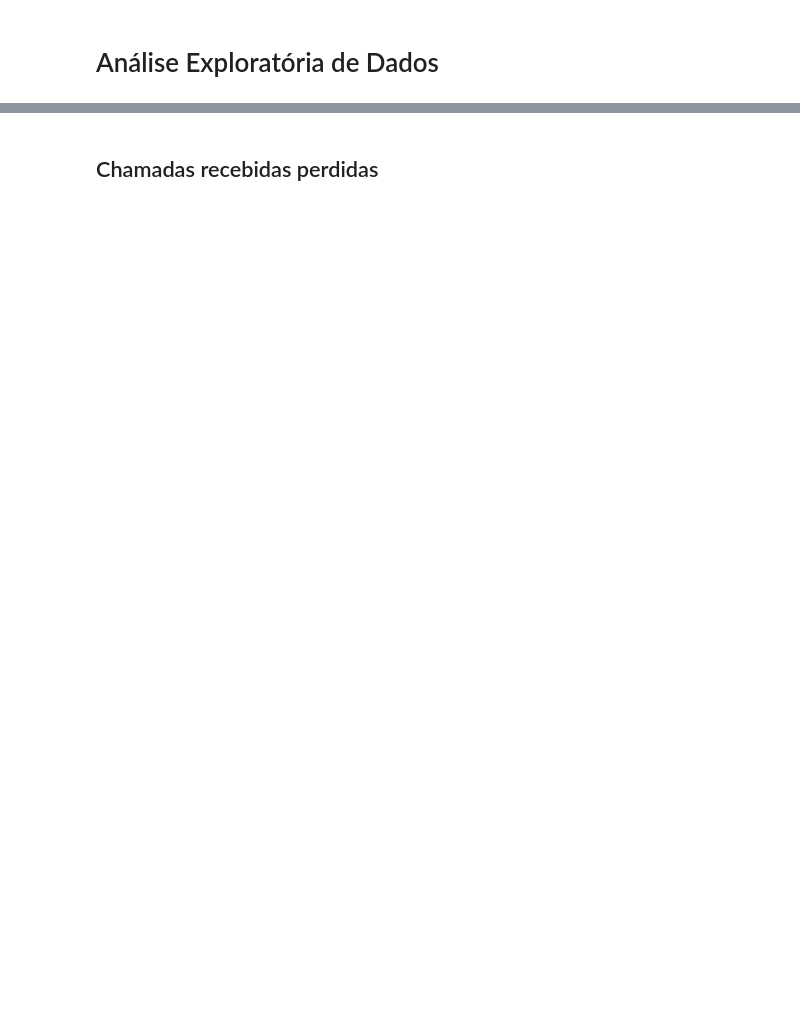
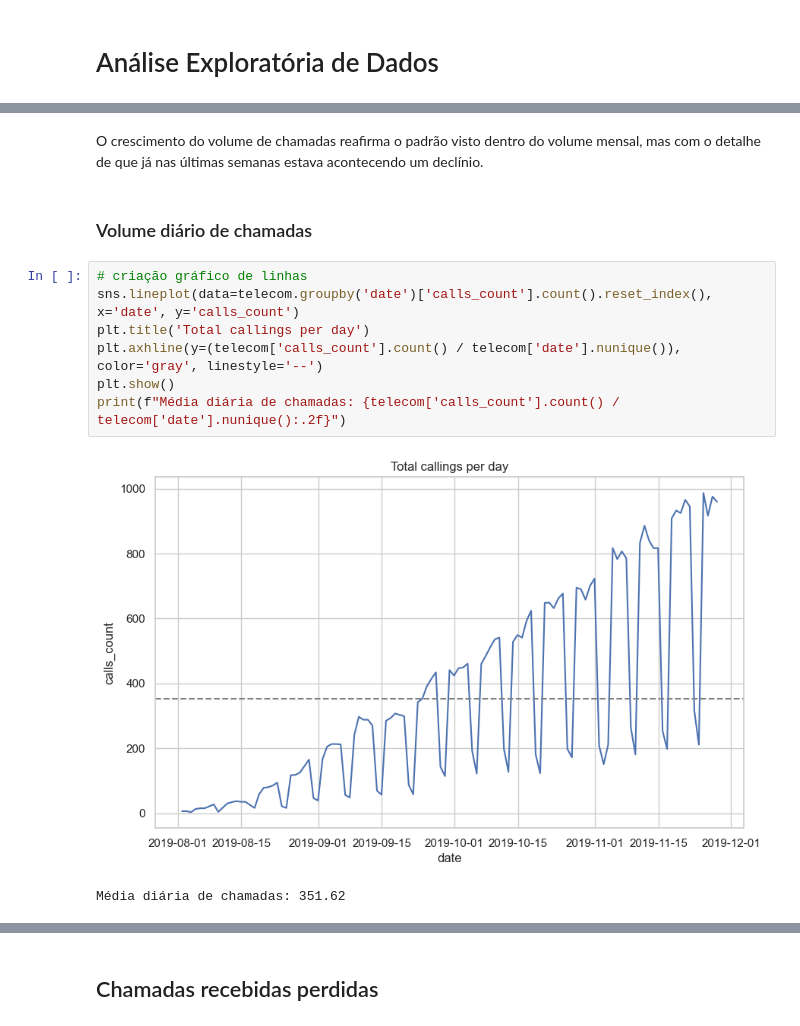
Before and after one commit to rodriguesbrian/tt14_call_center_project, a Jupyter notebook: notebooks/call_center_efficiency.ipynb, the cells around one changed output, grey strips where cells are left out. Saved outputs shown, nothing was run; the diff lists cells and outputs as text; blank space fills up the shorter version.

```diff
--- a/notebooks/call_center_efficiency.ipynb
+++ b/notebooks/call_center_efficiency.ipynb
@@ -317,0 +340,14 @@ telecom.head()
+# %% [markdown]
+O crescimento do volume de chamadas reafirma o padrão visto dentro do volume mensal, mas com o detalhe de que já nas últimas semanas estava acontecendo um declínio.
+# %% [markdown]
+### Volume diário de chamadas
+# %%
+# criação gráfico de linhas
+sns.lineplot(data=telecom.groupby('date')['calls_count'].count().reset_index(), x='date', y='calls_count')
+plt.title('Total callings per day')
+plt.axhline(y=(telecom['calls_count'].count() / telecom['date'].nunique()), color='gray', linestyle='--')
+plt.show()
+print(f"Média diária de chamadas: {telecom['calls_count'].count() / telecom['date'].nunique():.2f}")
+# %% [output]
+[figure, added]
+Média diária de chamadas: 351.62
```
Also changed, not shown: parts of 49 cells of this notebook.
